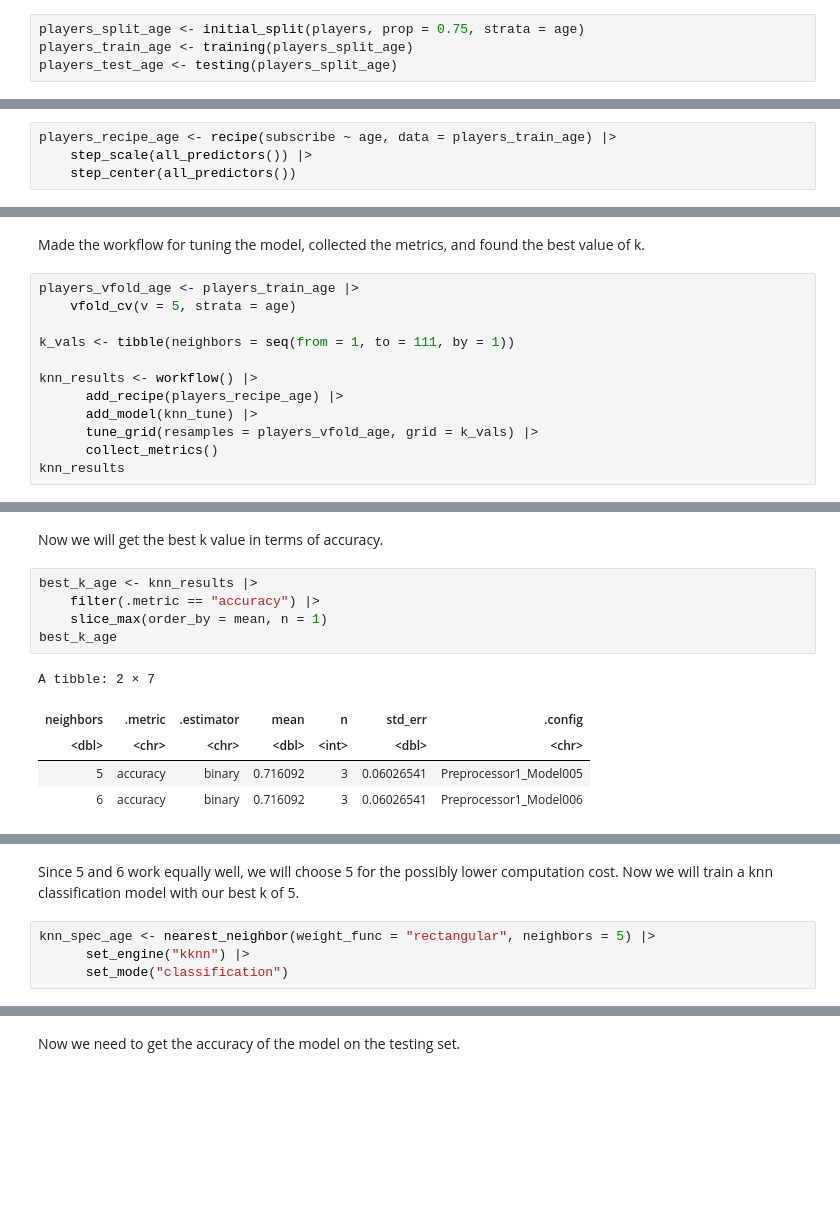
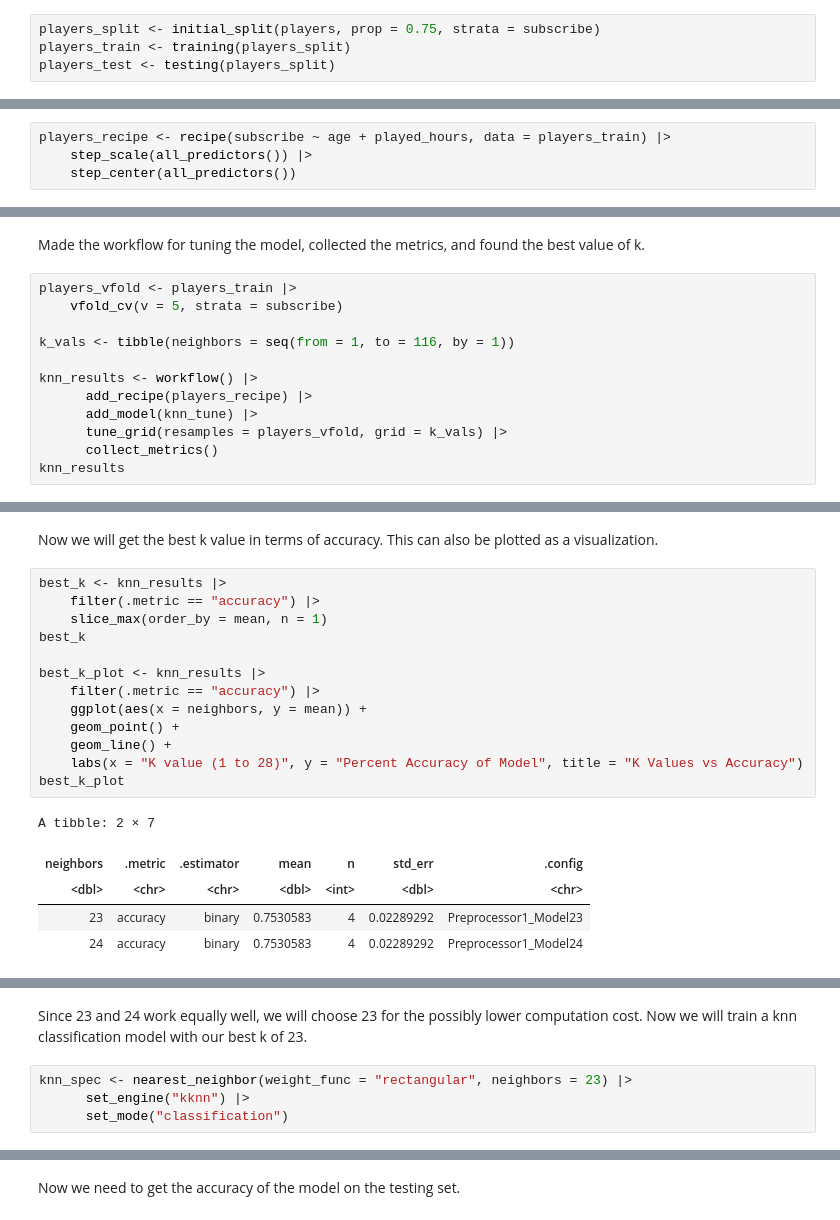
Before and after one commit to nothingbutash/dsci-100-2024w2-group-006-2, a Jupyter notebook: Project.ipynb, the cells around one changed output, grey strips where cells are left out. Saved outputs shown, nothing was run; the diff lists cells and outputs as text; blank space fills up the shorter version.

```diff
--- a/Project.ipynb
+++ b/Project.ipynb
@@ -132,13 +132,13 @@ Warning message:
 # %% [markdown]
 To start off, we will analyze whether age is a good predictor of subscription status. To do this I will split the data with 75% going to training and 25% going to testing, with the strata being the age.
 # %%
-players_split_age <- initial_split(players, prop = 0.75, strata = age)
-players_train_age <- training(players_split_age)
-players_test_age <- testing(players_split_age)
+players_split <- initial_split(players, prop = 0.75, strata = subscribe)
+players_train <- training(players_split)
+players_test <- testing(players_split)
 # %% [markdown]
 Made a recipe for predicting subscribe based on age.
 # %%
-players_recipe_age <- recipe(subscribe ~ age, data = players_train_age) |>
+players_recipe <- recipe(subscribe ~ age + played_hours, data = players_train) |>
     step_scale(all_predictors()) |>
     step_center(all_predictors())
 # %% [markdown]
@@ -150,15 +150,15 @@ knn_tune <- nearest_neighbor(weight_func = "rectangular", neighbors = tune()) |>
 # %% [markdown]
 Made the workflow for tuning the model, collected the metrics, and found the best value of k.
 # %%
-players_vfold_age <- players_train_age |>
-    vfold_cv(v = 5, strata = age)
+players_vfold <- players_train |>
+    vfold_cv(v = 5, strata = subscribe)
 
-k_vals <- tibble(neighbors = seq(from = 1, to = 111, by = 1))
+k_vals <- tibble(neighbors = seq(from = 1, to = 116, by = 1))
 
 knn_results <- workflow() |>
-      add_recipe(players_recipe_age) |>
+      add_recipe(players_recipe) |>
       add_model(knn_tune) |>
-      tune_grid(resamples = players_vfold_age, grid = k_vals) |>
+      tune_grid(resamples = players_vfold, grid = k_vals) |>
       collect_metrics()
 knn_results
 # %% [output]
@@ -195,13 +178,21 @@ A tibble: 222 × 7
 # %% [markdown]
-Now we will get the best k value in terms of accuracy.
+Now we will get the best k value in terms of accuracy. This can also be plotted as a visualization.
 # %%
-best_k_age <- knn_results |>
+best_k <- knn_results |>
     filter(.metric == "accuracy") |>
     slice_max(order_by = mean, n = 1)
-best_k_age
+best_k
+
+best_k_plot <- knn_results |>
+    filter(.metric == "accuracy") |>
+    ggplot(aes(x = neighbors, y = mean)) +
+    geom_point() +
+    geom_line() +
+    labs(x = "K value (1 to 28)", y = "Percent Accuracy of Model", title = "K Values vs Accuracy")
+best_k_plot
 # %% [output]
 A tibble: 2 × 7
 | neighbors | .metric | .estimator | mean | n | std_err | .config |
 | <dbl> | <chr> | <chr> | <dbl> | <int> | <dbl> | <chr> |
-| 5 | accuracy | binary | 0.716092 | 3 | 0.06026541 | Preprocessor1_Model005 |
-| 6 | accuracy | binary | 0.716092 | 3 | 0.06026541 | Preprocessor1_Model006 |
+| 23 | accuracy | binary | 0.7530583 | 4 | 0.02289292 | Preprocessor1_Model23 |
+| 24 | accuracy | binary | 0.7530583 | 4 | 0.02289292 | Preprocessor1_Model24 |
@@ -208,7 +200,7 @@ A tibble: 2 × 7
 # %% [markdown]
-Since 5 and 6 work equally well, we will choose 5 for the possibly lower computation cost. Now we will train a knn classification model with our best k of 5.
+Since 23 and 24 work equally well, we will choose 23 for the possibly lower computation cost. Now we will train a knn classification model with our best k of 23.
 # %%
-knn_spec_age <- nearest_neighbor(weight_func = "rectangular", neighbors = 5) |>
+knn_spec <- nearest_neighbor(weight_func = "rectangular", neighbors = 23) |>
       set_engine("kknn") |>
       set_mode("classification")
 # %%
```
Also changed, not shown: parts of 7 cells of this notebook.
